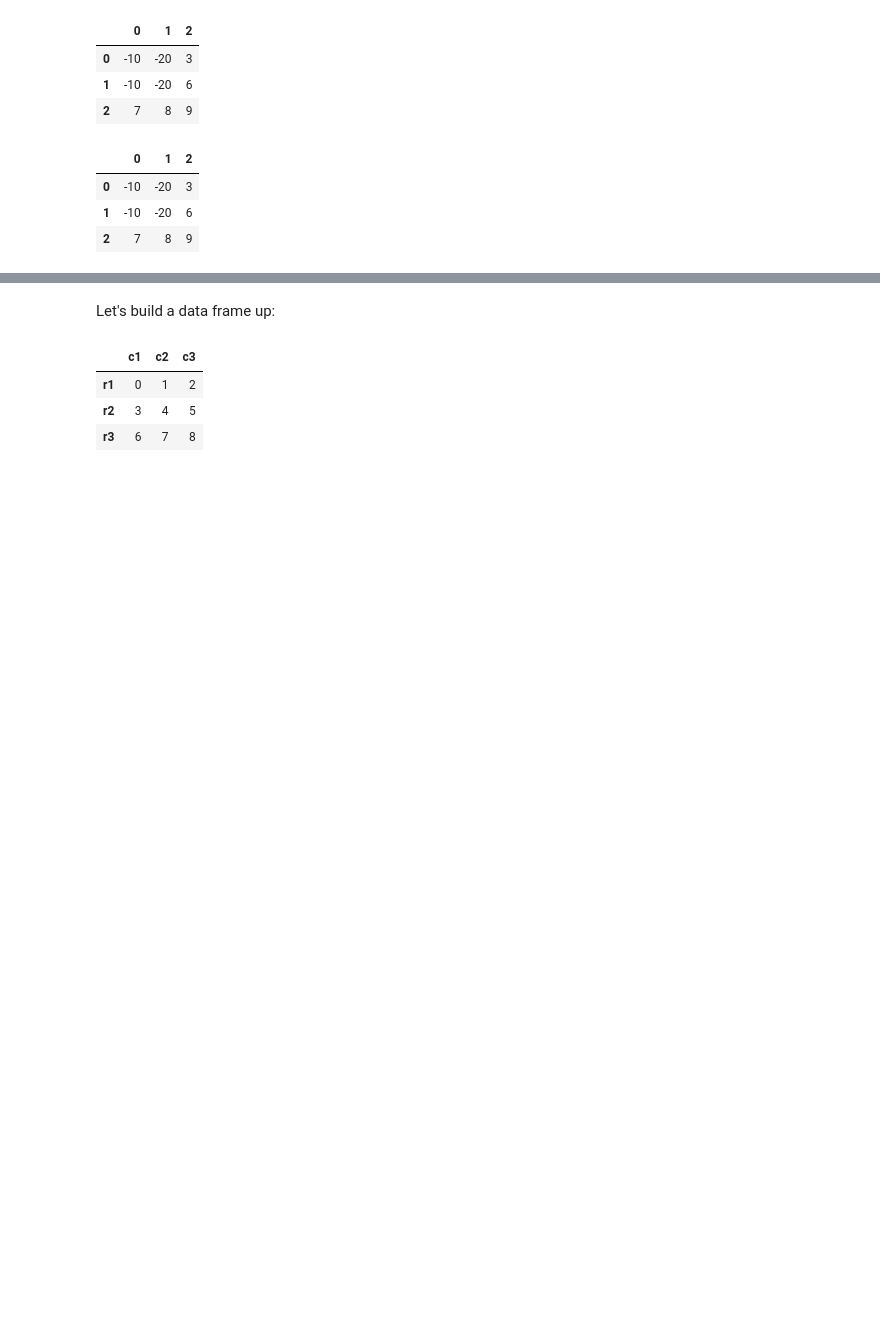
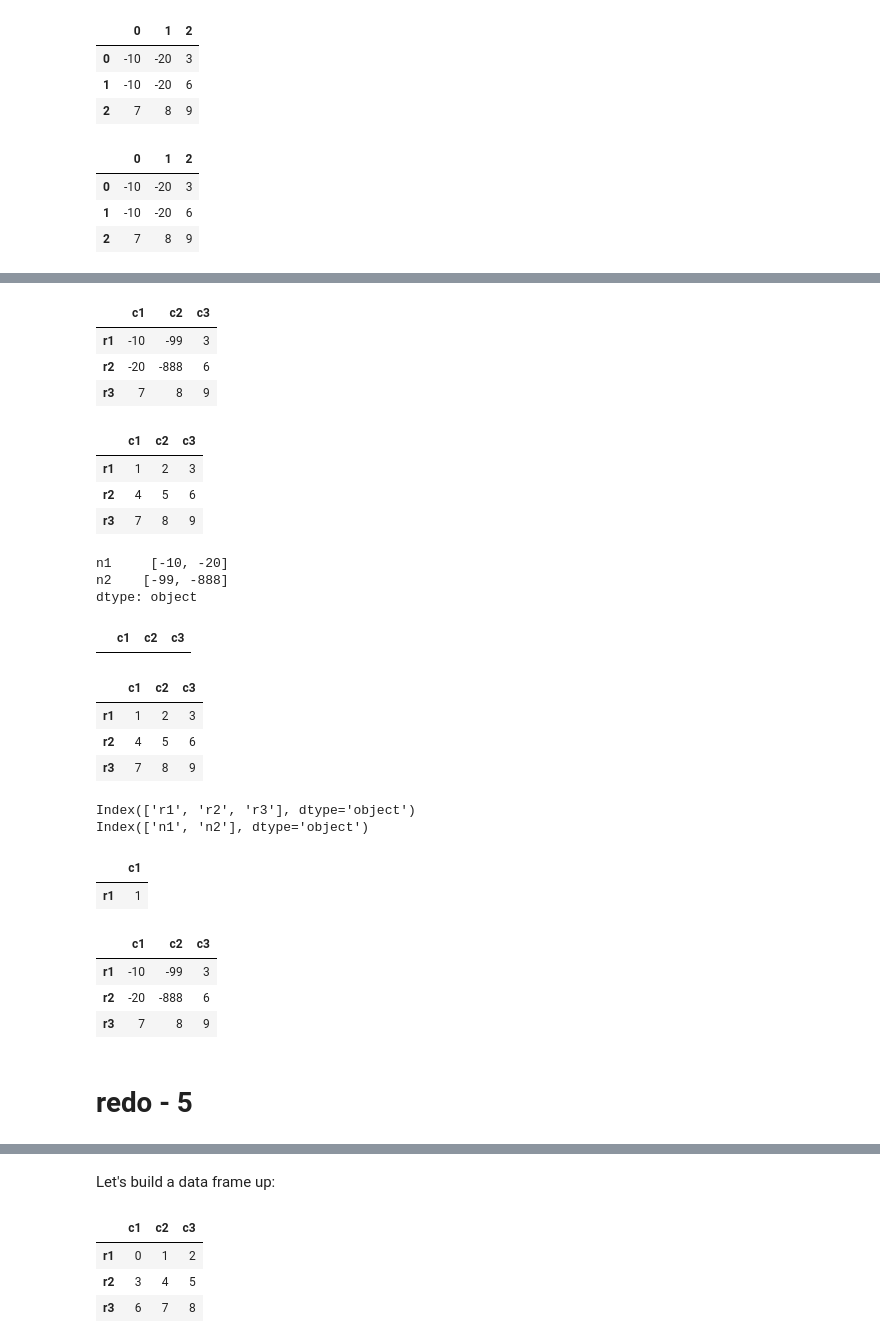
Before and after one commit to AaronHung/fbapt-python, a Jupyter notebook: src/30 - Pandas/05 - Selecting Data/Selecting Data aaron.ipynb, the cells around one changed output, grey strips where cells are left out. Saved outputs shown, nothing was run; the diff lists cells and outputs as text; code cells hidden in the pictures; blank space fills up the shorter version.

```diff
--- a/src/30 - Pandas/05 - Selecting Data/Selecting Data aaron.ipynb
+++ b/src/30 - Pandas/05 - Selecting Data/Selecting Data aaron.ipynb
@@ -256,0 +361,6 @@ df
+# %%
+ser = pd.Series(
+    [[-10, -20], [-99, -888]],
+    index=['n1', 'n2']
+)
+ser
@@ -256,0 +382,63 @@ df
+# %%
+df.iloc[0:2, 0:2] = ser
+df
+# %% [output]
+|  | c1 | c2 | c3 |
+| r1 | -10 | -99 | 3 |
+| r2 | -20 | -888 | 6 |
+| r3 | 7 | 8 | 9 |
+# %%
+df = pd.DataFrame(
+    np.arange(1, 10).reshape(3, 3),
+    columns=['c1', 'c2', 'c3'],
+    index=['r1', 'r2', 'r3']
+)
+df
+# %% [output]
+|  | c1 | c2 | c3 |
+| r1 | 1 | 2 | 3 |
+| r2 | 4 | 5 | 6 |
+| r3 | 7 | 8 | 9 |
+# %%
+ser = pd.Series(
+    [[-10, -20], [-99, -888]],
+    index=['n1', 'n2']
+)
+ser
+# %% [output]
+n1     [-10, -20]
+n2    [-99, -888]
+dtype: object
+# %%
+df.iloc[0:1].loc['c1':'c2']
+# %% [output]
+|  | c1 | c2 | c3 |
+# %%
+df
+# %% [output]
+|  | c1 | c2 | c3 |
+| r1 | 1 | 2 | 3 |
+| r2 | 4 | 5 | 6 |
+| r3 | 7 | 8 | 9 |
+# %%
+print(df.index)  # Check DataFrame index
+print(ser.index)  # Check Series index
+# %% [output]
+Index(['r1', 'r2', 'r3'], dtype='object')
+Index(['n1', 'n2'], dtype='object')
+# %%
+df.iloc[0:1, 0:1]
+# = ser  # Check that the indices you're replacing match the series indices
+# %% [output]
+|  | c1 |
+| r1 | 1 |
+# %%
+df.iloc[0:2, 0:2] = ser
+df
+# %% [output]
+|  | c1 | c2 | c3 |
+| r1 | -10 | -99 | 3 |
+| r2 | -20 | -888 | 6 |
+| r3 | 7 | 8 | 9 |
+# %% [markdown]
+# redo - 5
```
Also changed, not shown: parts of 25 cells of this notebook.
